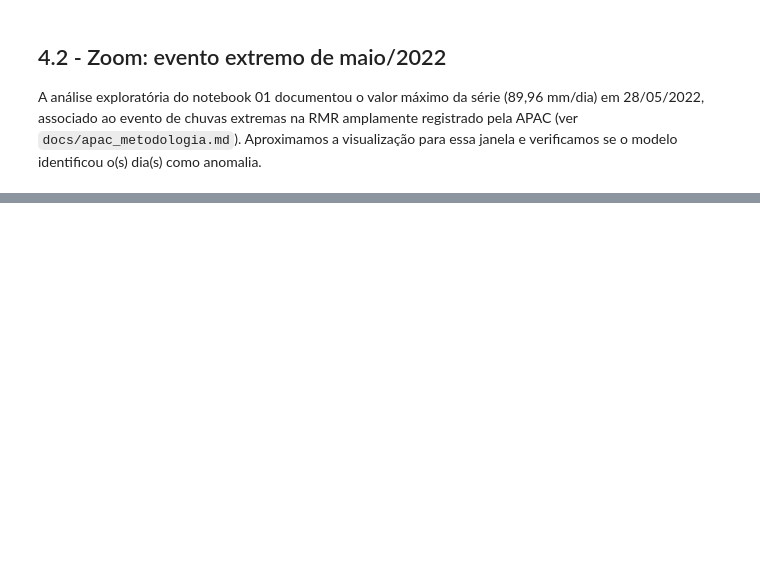
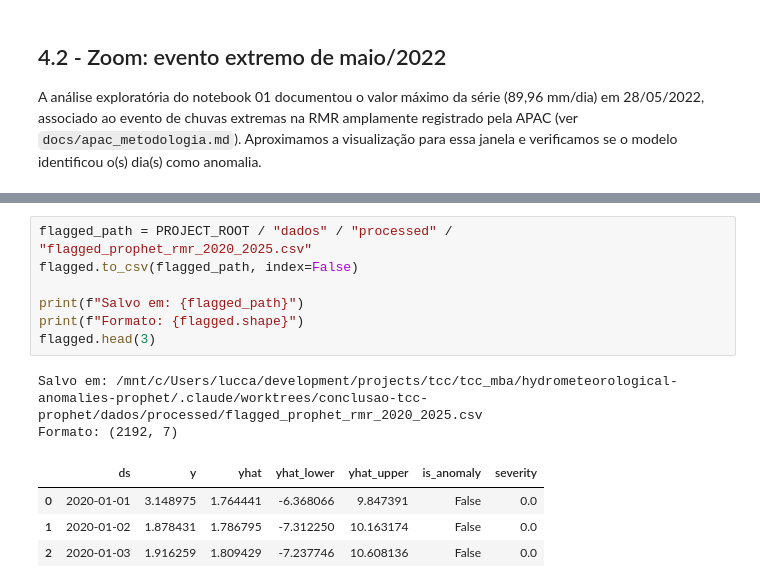
Before and after one commit to lfaferreira/hydrometeorological-anomalies-prophet, a Jupyter notebook: notebooks/02_prophet_modeling.ipynb, the cells around one changed output, grey strips where cells are left out. Cells and saved outputs as stored; diff of their text form; blank space fills up the shorter version.

```diff
--- a/notebooks/02_prophet_modeling.ipynb
+++ b/notebooks/02_prophet_modeling.ipynb
@@ -224,0 +231,14 @@ zoom_anomalias[['ds', 'y', 'yhat', 'yhat_lower', 'yhat_upper', 'severity']]
+# %%
+flagged_path = PROJECT_ROOT / "dados" / "processed" / "flagged_prophet_rmr_2020_2025.csv"
+flagged.to_csv(flagged_path, index=False)
+
+print(f"Salvo em: {flagged_path}")
+print(f"Formato: {flagged.shape}")
+flagged.head(3)
+# %% [output]
+Salvo em: /mnt/c/Users/lucca/development/projects/tcc/tcc_mba/hydrometeorological-anomalies-prophet/.claude/worktrees/conclusao-tcc-prophet/dados/processed/flagged_prophet_rmr_2020_2025.csv
+Formato: (2192, 7)
+|  | ds | y | yhat | yhat_lower | yhat_upper | is_anomaly | severity |
+| 0 | 2020-01-01 | 3.148975 | 1.764441 | -6.368066 | 9.847391 | False | 0.0 |
+| 1 | 2020-01-02 | 1.878431 | 1.786795 | -7.312250 | 10.163174 | False | 0.0 |
+| 2 | 2020-01-03 | 1.916259 | 1.809429 | -7.237746 | 10.608136 | False | 0.0 |
```
Also changed, not shown: parts of 9 cells of this notebook, 1 other file.
